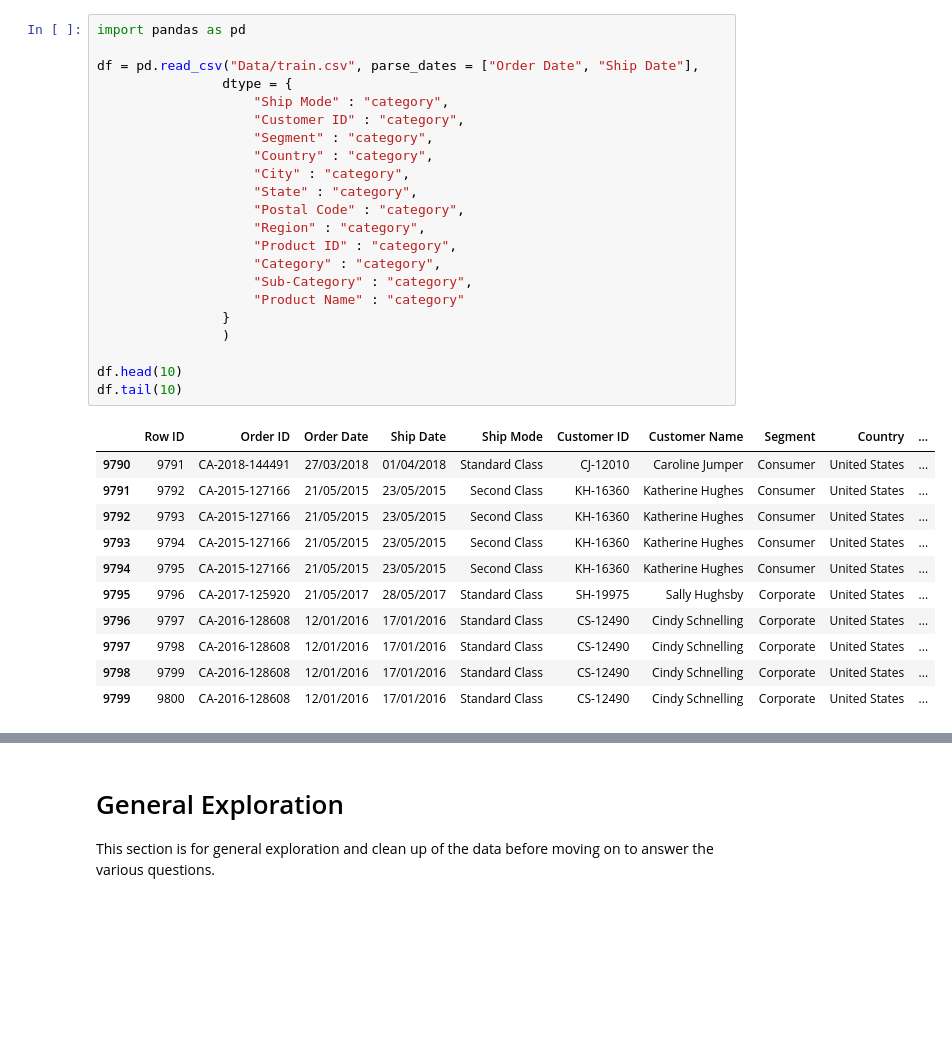
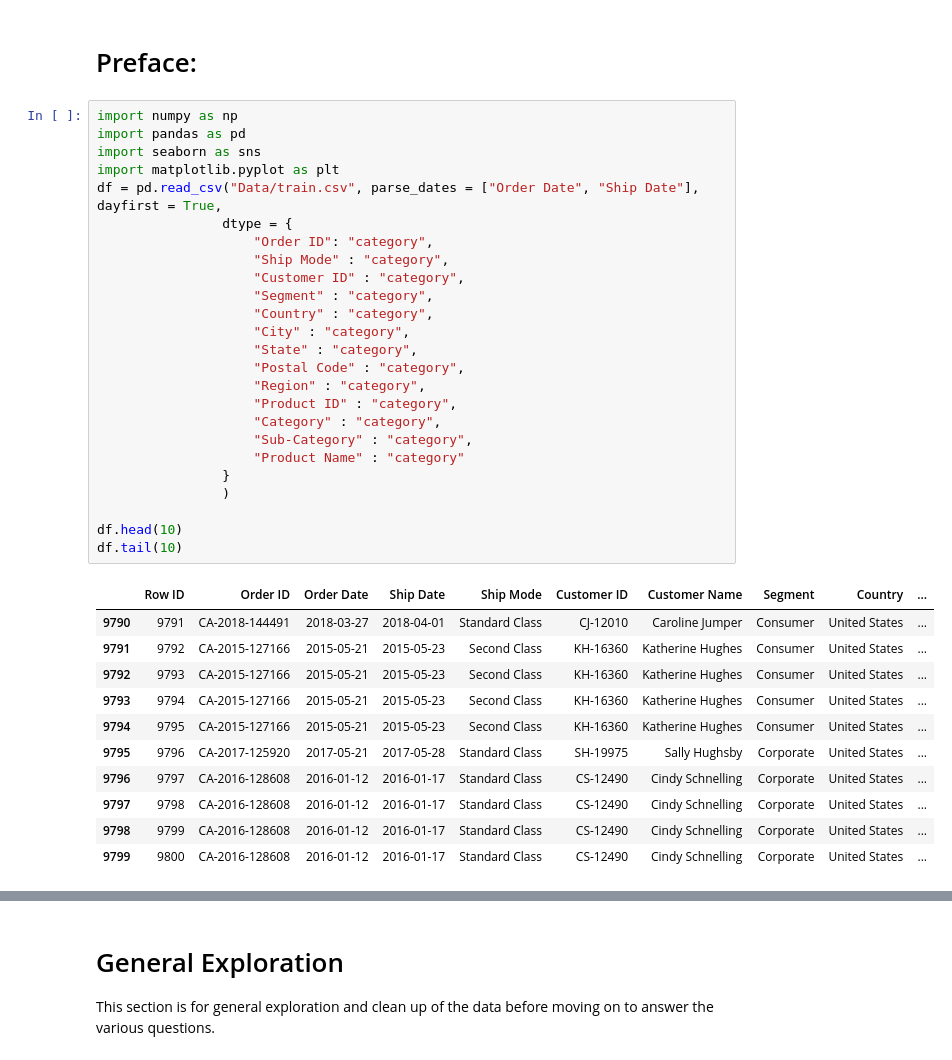
Before and after one commit to KWQ0002/py4eda-work, a Jupyter notebook: Project.ipynb, the cells around one changed output, grey strips where cells are left out. Drawn from its saved outputs; the diff is of its cells as text; blank space fills up the shorter version.

```diff
--- a/Project.ipynb
+++ b/Project.ipynb
@@ -1,35 +1,40 @@
+# %% [markdown]
+# Preface:
 # %%
+import numpy as np
 import pandas as pd
-
-df = pd.read_csv("Data/train.csv", parse_dates = ["Order Date", "Ship Date"],
+import seaborn as sns
+import matplotlib.pyplot as plt
+df = pd.read_csv("Data/train.csv", parse_dates = ["Order Date", "Ship Date"], dayfirst = True,
                 dtype = {
+                    "Order ID": "category",
                     "Ship Mode" : "category",
                     "Customer ID" : "category",
                     "Segment" : "category",
                     "Country" : "category",
                     "City" : "category",
                     "State" : "category",
                     "Postal Code" : "category",
                     "Region" : "category",
                     "Product ID" : "category",
                     "Category" : "category",
                     "Sub-Category" : "category",
                     "Product Name" : "category"
                 }
                 )
 
 df.head(10)
 df.tail(10)
 # %% [output]
 |  | Row ID | Order ID | Order Date | Ship Date | Ship Mode | Customer ID | Customer Name | Segment | Country | ... |
-| 9790 | 9791 | CA-2018-144491 | 27/03/2018 | 01/04/2018 | Standard Class | CJ-12010 | Caroline Jumper | Consumer | United States | ... |
-| 9791 | 9792 | CA-2015-127166 | 21/05/2015 | 23/05/2015 | Second Class | KH-16360 | Katherine Hughes | Consumer | United States | ... |
-| 9792 | 9793 | CA-2015-127166 | 21/05/2015 | 23/05/2015 | Second Class | KH-16360 | Katherine Hughes | Consumer | United States | ... |
-| 9793 | 9794 | CA-2015-127166 | 21/05/2015 | 23/05/2015 | Second Class | KH-16360 | Katherine Hughes | Consumer | United States | ... |
-| 9794 | 9795 | CA-2015-127166 | 21/05/2015 | 23/05/2015 | Second Class | KH-16360 | Katherine Hughes | Consumer | United States | ... |
-| 9795 | 9796 | CA-2017-125920 | 21/05/2017 | 28/05/2017 | Standard Class | SH-19975 | Sally Hughsby | Corporate | United States | ... |
-| 9796 | 9797 | CA-2016-128608 | 12/01/2016 | 17/01/2016 | Standard Class | CS-12490 | Cindy Schnelling | Corporate | United States | ... |
-| 9797 | 9798 | CA-2016-128608 | 12/01/2016 | 17/01/2016 | Standard Class | CS-12490 | Cindy Schnelling | Corporate | United States | ... |
-| 9798 | 9799 | CA-2016-128608 | 12/01/2016 | 17/01/2016 | Standard Class | CS-12490 | Cindy Schnelling | Corporate | United States | ... |
-| 9799 | 9800 | CA-2016-128608 | 12/01/2016 | 17/01/2016 | Standard Class | CS-12490 | Cindy Schnelling | Corporate | United States | ... |
+| 9790 | 9791 | CA-2018-144491 | 2018-03-27 | 2018-04-01 | Standard Class | CJ-12010 | Caroline Jumper | Consumer | United States | ... |
+| 9791 | 9792 | CA-2015-127166 | 2015-05-21 | 2015-05-23 | Second Class | KH-16360 | Katherine Hughes | Consumer | United States | ... |
+| 9792 | 9793 | CA-2015-127166 | 2015-05-21 | 2015-05-23 | Second Class | KH-16360 | Katherine Hughes | Consumer | United States | ... |
+| 9793 | 9794 | CA-2015-127166 | 2015-05-21 | 2015-05-23 | Second Class | KH-16360 | Katherine Hughes | Consumer | United States | ... |
+| 9794 | 9795 | CA-2015-127166 | 2015-05-21 | 2015-05-23 | Second Class | KH-16360 | Katherine Hughes | Consumer | United States | ... |
+| 9795 | 9796 | CA-2017-125920 | 2017-05-21 | 2017-05-28 | Standard Class | SH-19975 | Sally Hughsby | Corporate | United States | ... |
+| 9796 | 9797 | CA-2016-128608 | 2016-01-12 | 2016-01-17 | Standard Class | CS-12490 | Cindy Schnelling | Corporate | United States | ... |
+| 9797 | 9798 | CA-2016-128608 | 2016-01-12 | 2016-01-17 | Standard Class | CS-12490 | Cindy Schnelling | Corporate | United States | ... |
+| 9798 | 9799 | CA-2016-128608 | 2016-01-12 | 2016-01-17 | Standard Class | CS-12490 | Cindy Schnelling | Corporate | United States | ... |
+| 9799 | 9800 | CA-2016-128608 | 2016-01-12 | 2016-01-17 | Standard Class | CS-12490 | Cindy Schnelling | Corporate | United States | ... |
 # %% [markdown]
```
Also changed, not shown: parts of 29 cells of this notebook.
